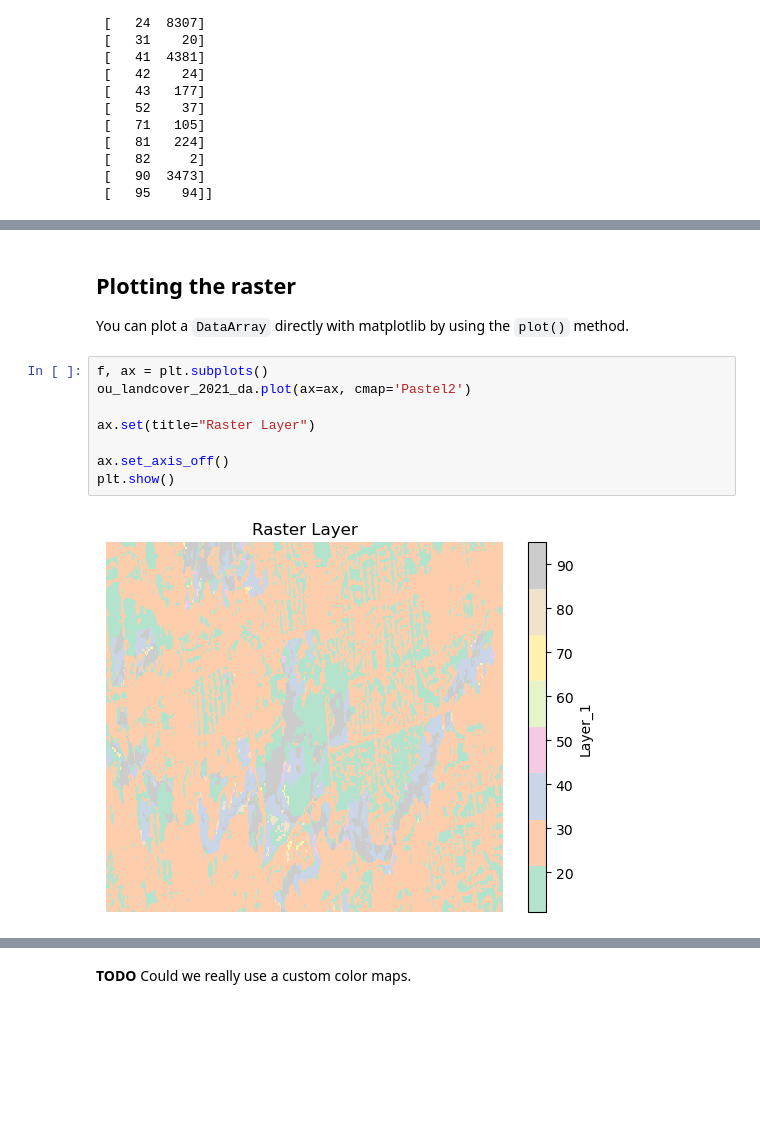
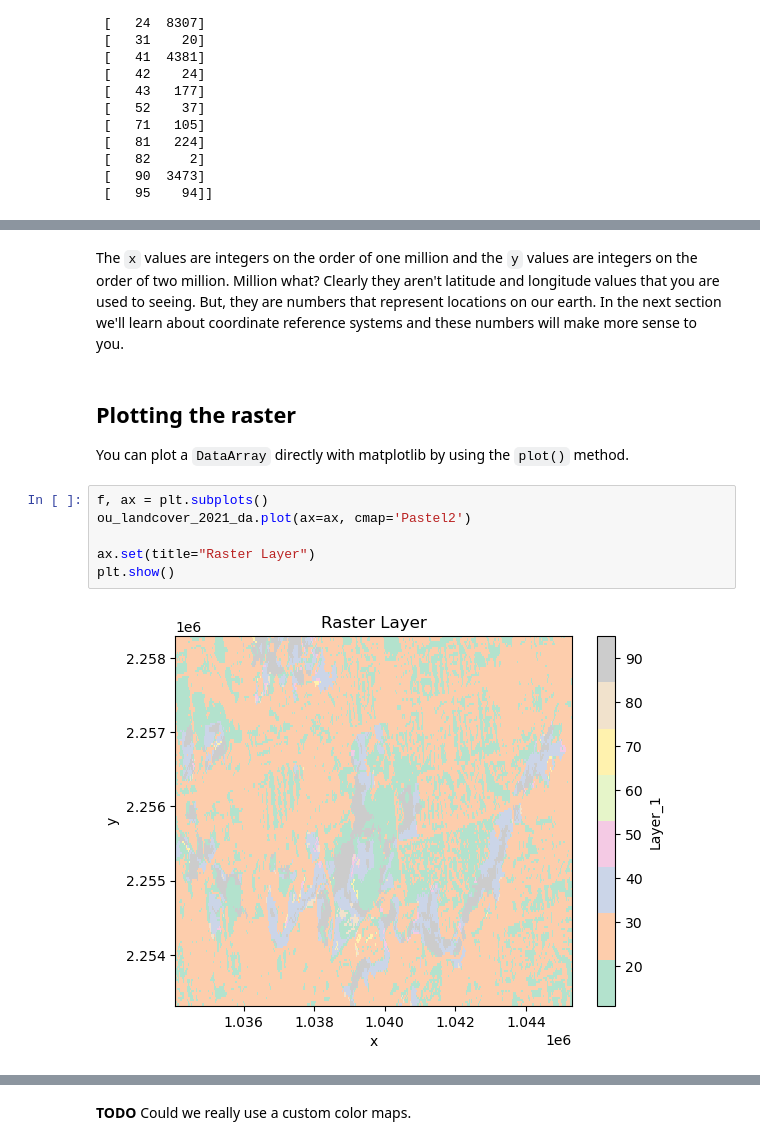
Before and after one commit to misken/geonewb_python, a Jupyter notebook: notebooks/ou_land_use_01_rasterintro.ipynb, the cells around one changed output, grey strips where cells are left out. Drawn from its saved outputs; the diff is of its cells as text; blank space fills up the shorter version.

```diff
--- a/notebooks/ou_land_use_01_rasterintro.ipynb
+++ b/notebooks/ou_land_use_01_rasterintro.ipynb
@@ -242,3 +284,5 @@ print(np.asarray((class_vals, class_counts)).T)
+# %% [markdown]
+The `x` values are integers on the order of one million and the `y` values are integers on the order of two million. Million what? Clearly they aren't latitude and longitude values that you are used to seeing. But, they are numbers that represent locations on our earth. In the next section we'll learn about coordinate reference systems and these numbers will make more sense to you.
 # %% [markdown]
 ## Plotting the raster
 
@@ -246,10 +290,8 @@ You can plot a `DataArray` directly with matplotlib by using the `plot()` method
 # %%
 f, ax = plt.subplots()
 ou_landcover_2021_da.plot(ax=ax, cmap='Pastel2')
 
 ax.set(title="Raster Layer")
-
-ax.set_axis_off()
 plt.show()
 # %% [output]
-[figure, old version]
+[figure, new version]
```
Also changed, not shown: parts of 21 cells of this notebook, 5 other files.
